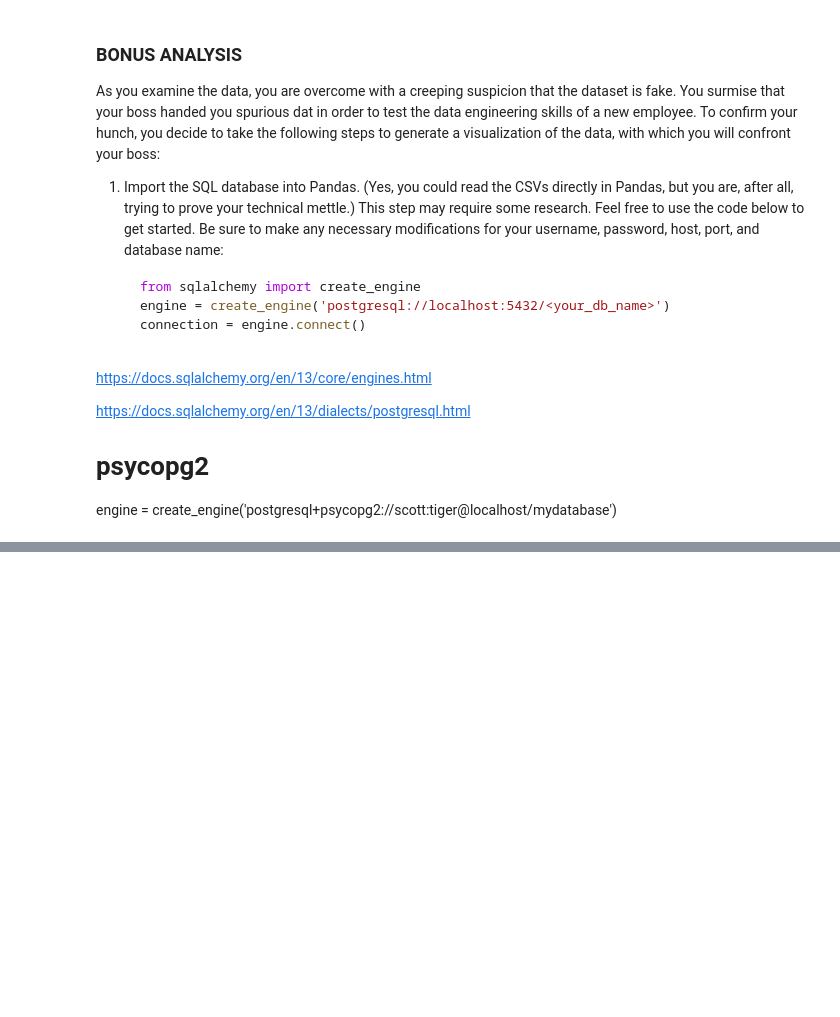
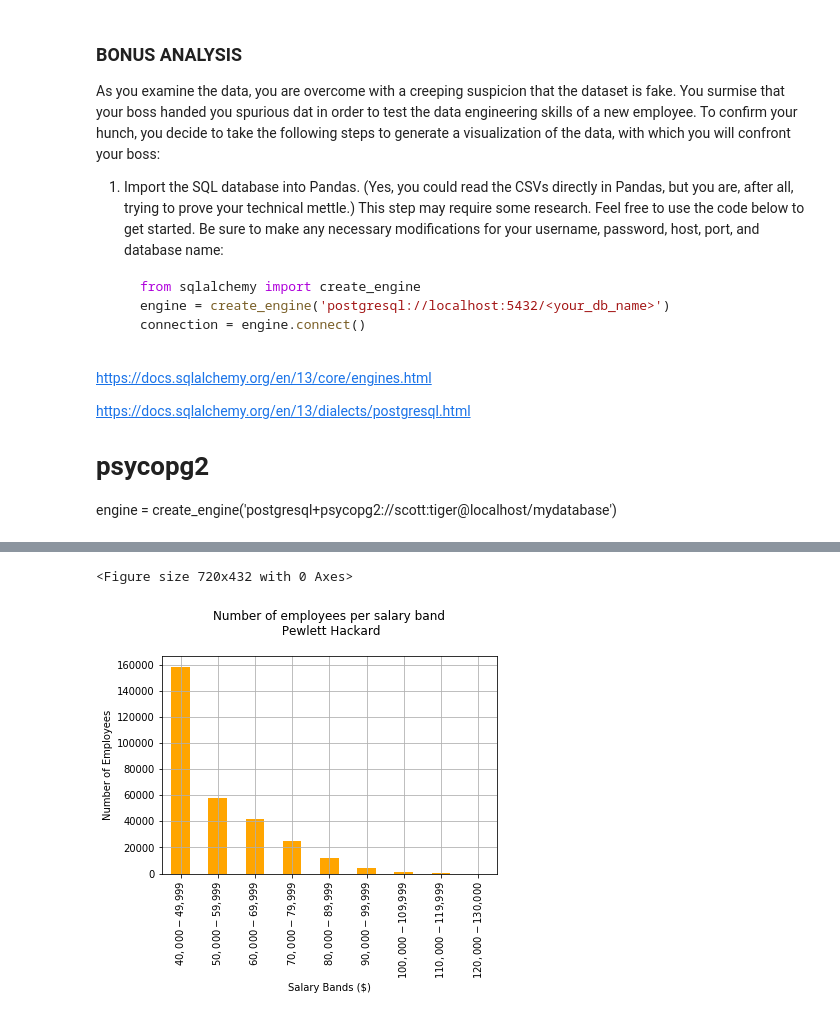
Before and after one commit to Turtles173/TT_9_sql-challenge, a Jupyter notebook: pewlett_hack_analysis.ipynb, the cells around one changed output, grey strips where cells are left out. Saved outputs shown, nothing was run; the diff lists cells and outputs as text; code cells hidden in the pictures; blank space fills up the shorter version.

```diff
--- a/pewlett_hack_analysis.ipynb
+++ b/pewlett_hack_analysis.ipynb
@@ -36,0 +60,21 @@ OperationalError: (psycopg2.OperationalError) fe_sendauth: no password supplied
+# %%
+#Create the bins
+salary_bins = [39999.99, 49999.99, 59999.99, 69999.99, 79999.99, 89999.99, 99999.99, 109999.99, 119999.99, 130000 ]
+# %%
+#Create the salary labels for the salary bins
+salary_labels = ['$40,000 - $49,999',
+                '$50,000 - $59,999',
+                '$60,000 - $69,999',
+                '$70,000 - $79,999',
+                '$80,000 - $89,999',
+                '$90,000 - $99,999',
+                '$100,000 - $109,999',
+                '$110,000 - $119,999',
+                '$120,000 - $130,000']
+# %%
+#Slice the data and place it into bins, put into the salary dataframe
+salary_df["salary_band"] = pd.cut(salary_df['salary'], salary_bins, labels=salary_labels)
+# %%
+#Do a groupby to condence the data
+grouped_salary = salary_df.groupby(['salary_band']).count()
+grouped_salary
@@ -36,0 +106,13 @@ OperationalError: (psycopg2.OperationalError) fe_sendauth: no password supplied
+# %%
+#Create a histogram to visualize the most common salary ranges for employees.
+plt.figure(figsize=(10,6))
+grouped_salary.plot.bar(align="center", color="orange")
+plt.title('Number of employees per salary band\n Pewlett Hackard\n')
+plt.ylabel('Number of Employees')
+plt.xlabel('Salary Bands ($)')
+plt.grid()
+plt.legend().remove()
+plt.show()
+# %% [output]
+<Figure size 720x432 with 0 Axes>
+[figure, added]
```
Also changed, not shown: parts of 13 cells of this notebook, 1 other file.
